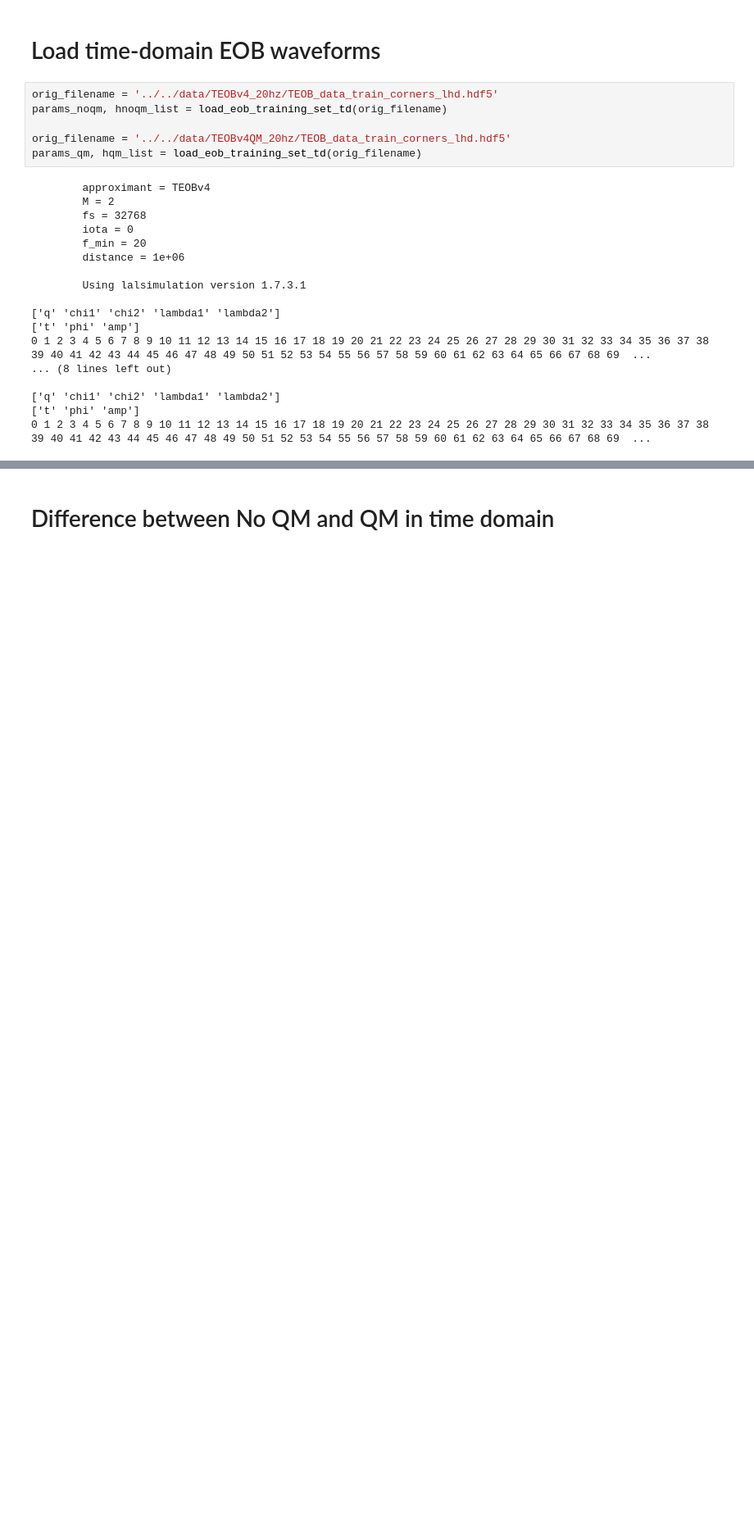
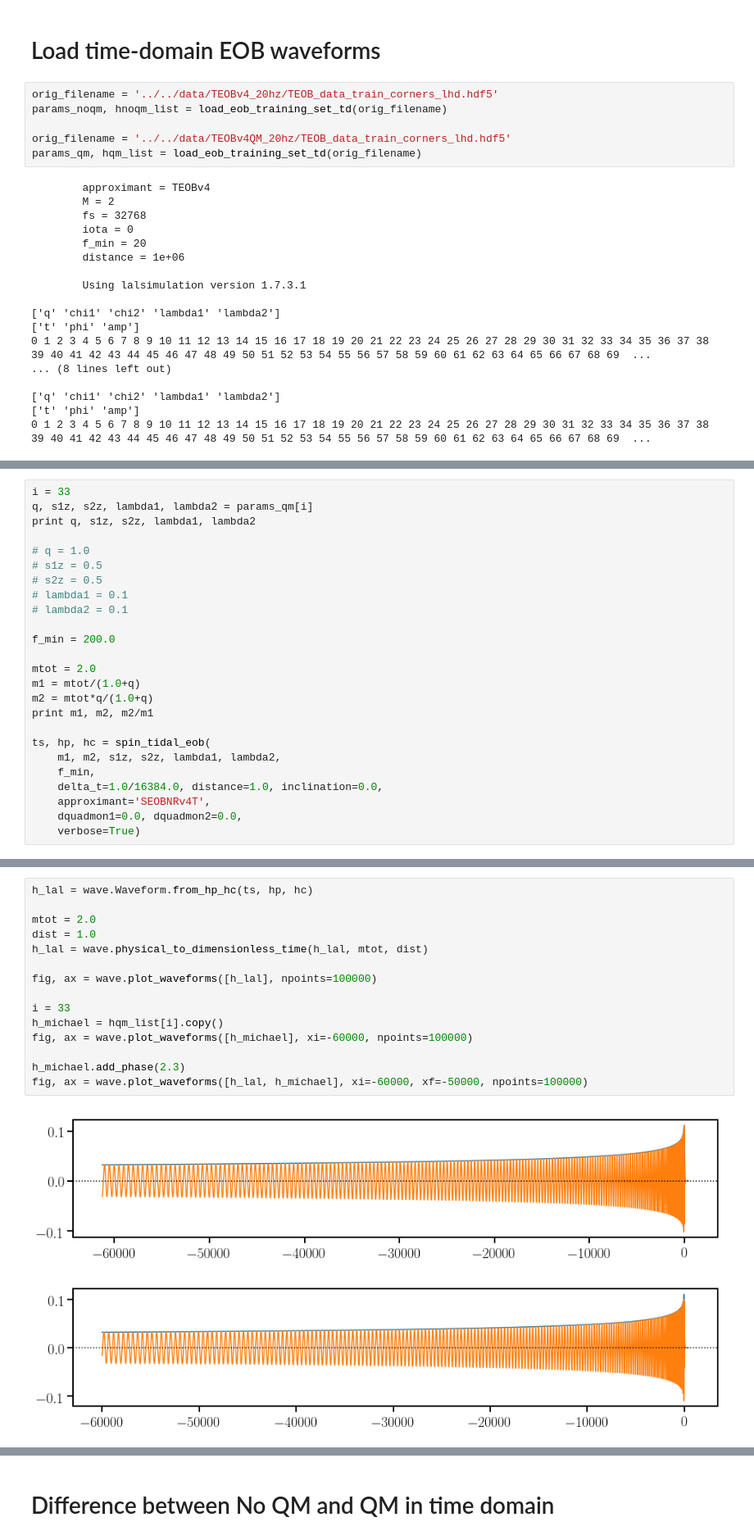
Before and after one commit to benjaminlackey/gpsurrogate, a Jupyter notebook: notebooks/EOBQM/QMEffect.ipynb, the cells around one changed output, grey strips where cells are left out. Shown at 82% size. Drawn from its saved outputs; the diff is of its cells as text; blank space fills up the shorter version.

```diff
--- a/notebooks/EOBQM/QMEffect.ipynb
+++ b/notebooks/EOBQM/QMEffect.ipynb
@@ -212,0 +311,25 @@ eobdat = np.loadtxt('/Users/lackey/src/teobresums/C++/waveform.dat')
+# %%
+i = 33
+q, s1z, s2z, lambda1, lambda2 = params_qm[i]
+print q, s1z, s2z, lambda1, lambda2
+
+# q = 1.0
+# s1z = 0.5
+# s2z = 0.5
+# lambda1 = 0.1
+# lambda2 = 0.1
+
+f_min = 200.0
+
+mtot = 2.0
+m1 = mtot/(1.0+q)
+m2 = mtot*q/(1.0+q)
+print m1, m2, m2/m1
+
+ts, hp, hc = spin_tidal_eob(
+    m1, m2, s1z, s2z, lambda1, lambda2,
+    f_min,
+    delta_t=1.0/16384.0, distance=1.0, inclination=0.0,
+    approximant='SEOBNRv4T',
+    dquadmon1=0.0, dquadmon2=0.0,
+    verbose=True)
@@ -212,0 +349,18 @@ eobdat = np.loadtxt('/Users/lackey/src/teobresums/C++/waveform.dat')
+# %%
+h_lal = wave.Waveform.from_hp_hc(ts, hp, hc)
+
+mtot = 2.0
+dist = 1.0
+h_lal = wave.physical_to_dimensionless_time(h_lal, mtot, dist)
+
+fig, ax = wave.plot_waveforms([h_lal], npoints=100000)
+
+i = 33
+h_michael = hqm_list[i].copy()
+fig, ax = wave.plot_waveforms([h_michael], xi=-60000, npoints=100000)
+
+h_michael.add_phase(2.3)
+fig, ax = wave.plot_waveforms([h_lal, h_michael], xi=-60000, xf=-50000, npoints=100000)
+# %% [output]
+[figure, added]
+[figure, added]
```
Also changed, not shown: parts of 23 cells of this notebook, 15 other files.
